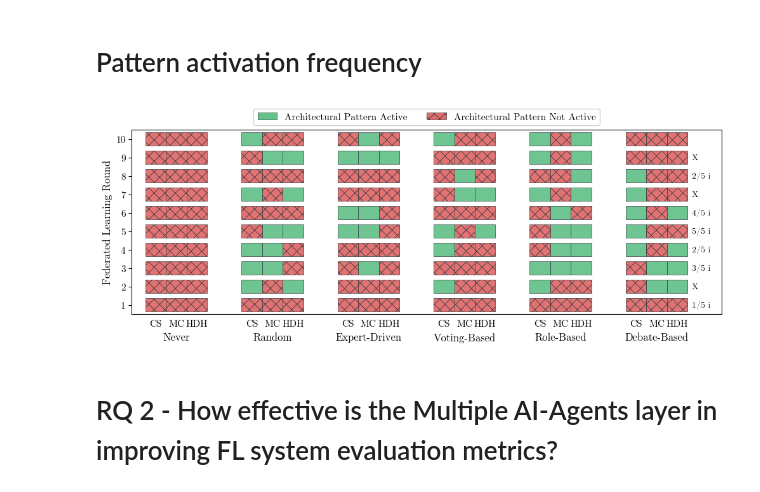
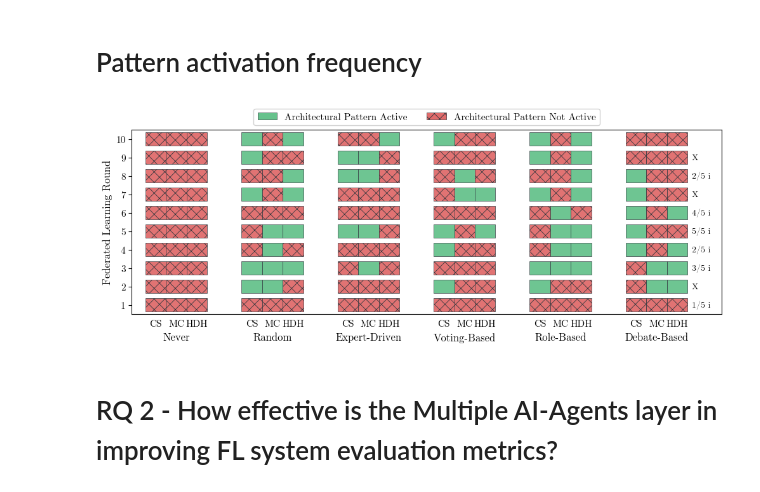
Before and after one commit to IvanComp/AP4Fed, a Jupyter notebook: Experiments/Paper Figures.ipynb, the cells around one changed output. Saved outputs shown, nothing was run; the diff lists cells and outputs as text; code cells hidden in the pictures.

```diff
--- a/Experiments/Paper Figures.ipynb
+++ b/Experiments/Paper Figures.ipynb
@@ -234,7 +234,7 @@ import re
 
 RUN_IDS = {
     "never": 1,
-    "random": 2,
+    "random": 3,
     "expert-driven": 1,
     "Voting-Based": 10,
     "Role-Based": 2,
@@ -455,34 +455,34 @@ x_text = x_lefts[("Debate-Based", "HDH")] + X_COL_W + 0.006
 for yc, note in zip(y_centers, (DEB_HDH_NOTES + [None] * ROUNDS)[:ROUNDS]):
     if note is None:
         continue
     s = str(note).strip()
     if s.upper() == "X":
         txt = "X"
     else:
         try:
             v = int(float(s))
         except Exception:
             continue
         if not (1 <= v <= 5):
             continue
         txt = f"{v}/5 i"
     ax2.text(
         x_text,
         yc,
         txt,
         ha="left",
         va="center",
         fontsize=10,
         fontfamily="CMU Serif",
         fontstyle="italic",
         clip_on=True,
         zorder=6,
     )
 
 plt.savefig("patternActivationVert.pdf", bbox_inches="tight", dpi=600, facecolor="white")
 plt.show()
 # %% [output]
-[figure, old version]
+[figure, new version]
 # %% [markdown]
 # RQ 2 - How effective is the Multiple AI-Agents layer in improving FL system evaluation metrics?
 # %%
```
Also changed, not shown: parts of 1 cell of this notebook, 58 other files.
